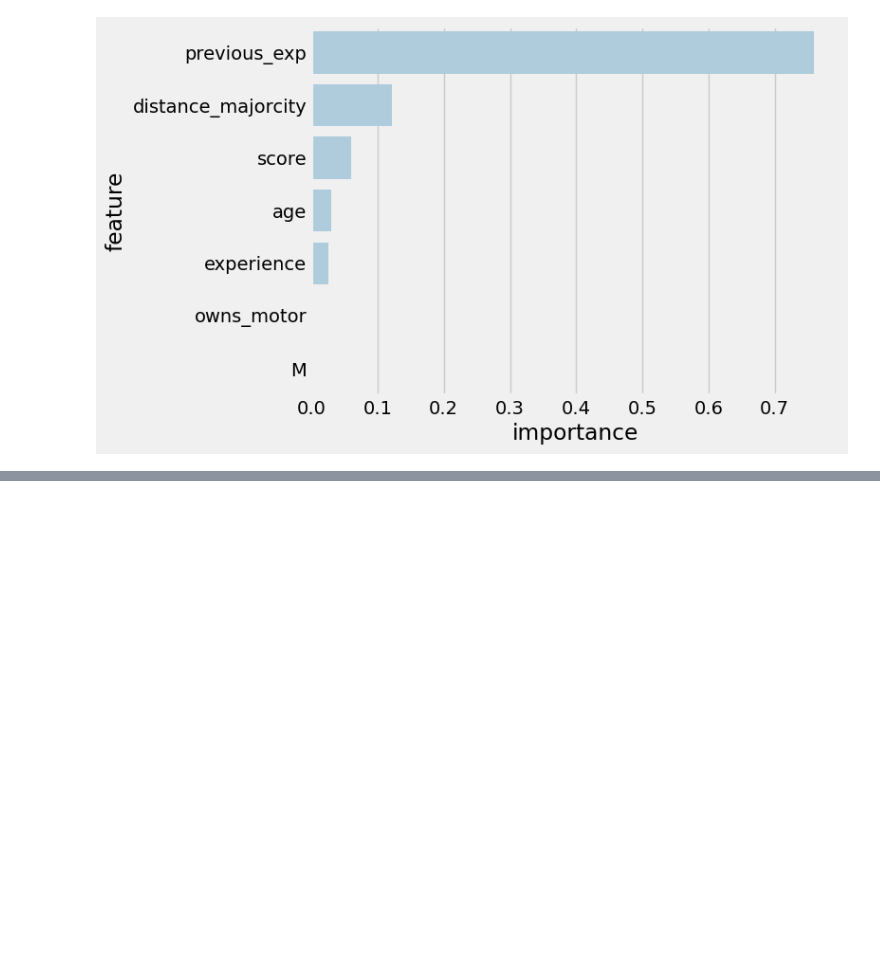
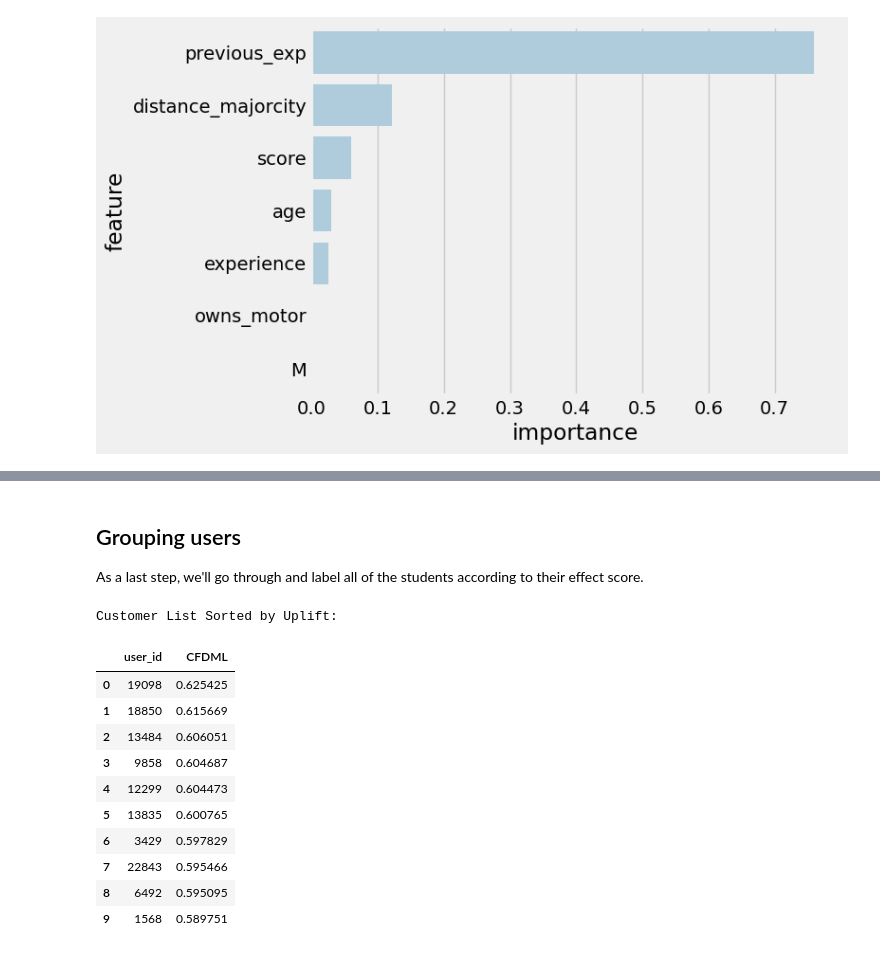
Before and after one commit to simonbrewer/GEOG6960_Causal, a Jupyter notebook: GEOG6960_Week12.ipynb, the cells around one changed output, grey strips where cells are left out. Drawn from its saved outputs; the diff is of its cells as text; code cells hidden in the pictures; blank space fills up the shorter version.

```diff
--- a/GEOG6960_Week12.ipynb
+++ b/GEOG6960_Week12.ipynb
@@ -370,0 +392,24 @@ shap.summary_plot(shap_values['placement']['treatment_1'], plot_type='violin')
+# %% [markdown]
+## Grouping users
+
+As a last step, we'll go through and label all of the students according to their effect score.
+# %%
+# Sort the uplift_results DataFrame by 'uplift' in descending order
+uplift_results_sorted = uplift_results.sort_values(by='CFDML', ascending=False).reset_index(drop=True)
+
+# Print the customer list
+print("Customer List Sorted by Uplift:")
+display(uplift_results_sorted[['user_id', 'CFDML']].head(10))
+# %% [output]
+Customer List Sorted by Uplift:
+|  | user_id | CFDML |
+| 0 | 19098 | 0.625425 |
+| 1 | 18850 | 0.615669 |
+| 2 | 13484 | 0.606051 |
+| 3 | 9858 | 0.604687 |
+| 4 | 12299 | 0.604473 |
+| 5 | 13835 | 0.600765 |
+| 6 | 3429 | 0.597829 |
+| 7 | 22843 | 0.595466 |
+| 8 | 6492 | 0.595095 |
+| 9 | 1568 | 0.589751 |
```
Also changed, not shown: parts of 18 cells of this notebook.
